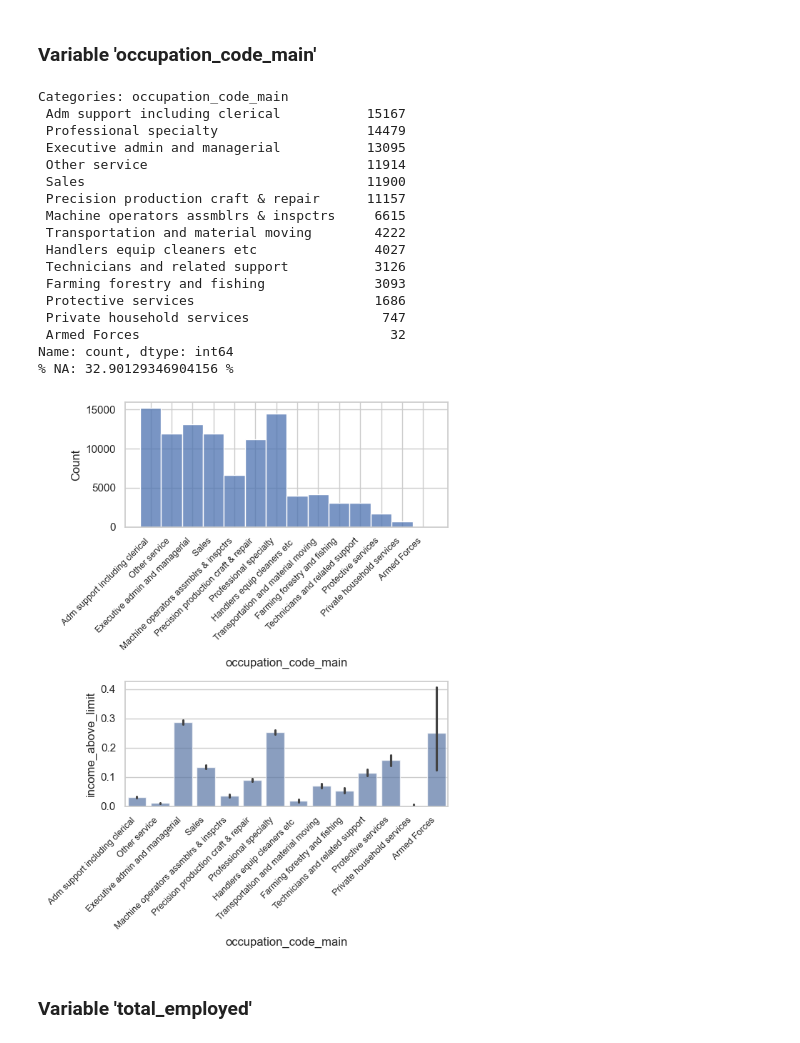
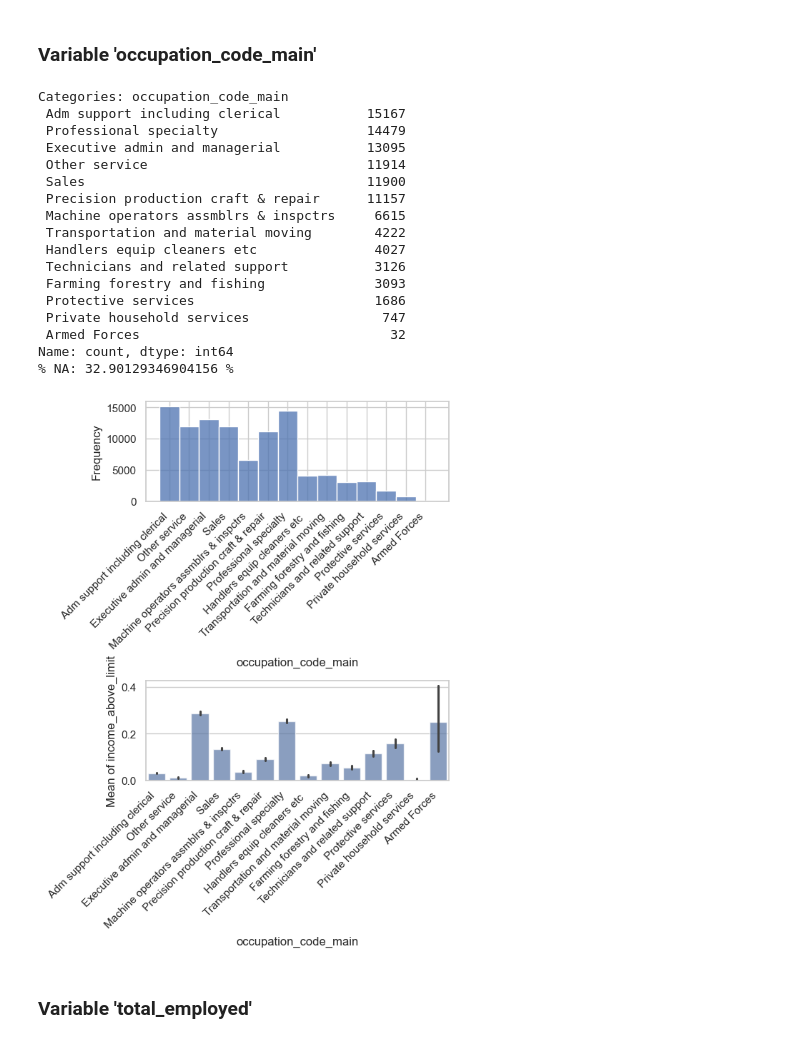
Before and after one commit to hanksnowdon/DataMiningProject, a Jupyter notebook: notebooks/01_EDA.ipynb, the cells around one changed output. Saved outputs shown, nothing was run; the diff lists cells and outputs as text; code cells hidden in the pictures.

```diff
--- a/notebooks/01_EDA.ipynb
+++ b/notebooks/01_EDA.ipynb
@@ -14,7 +18,7 @@ import seaborn as sns
 # %%
 # Set path
 #DATA_PATH = ''
-DATA_PATH = '../dataset'
+DATA_PATH = ''
 data = pd.read_csv(os.path.join(DATA_PATH,'Train.csv'))
 # %%
 # Initial inspection
@@ -59,16 +63,22 @@ sns.set_palette("deep")
 
 # Create functions to perform EDA
 # Numerical variable
-def num_eda(data, feature, target):
+def num_eda(data, feature, target, axis_label_size=None):
     f, axs = plt.subplots(2, 1, figsize=(6,8))
     sns.histplot(data, x=feature, ax=axs[0])
     sns.boxplot(x=target, y=feature, data=data, ax=axs[1])
     f.tight_layout()
+
+    axs[0].set_xlabel(feature, fontsize=axis_label_size)
+    axs[0].set_ylabel('Frequency', fontsize=axis_label_size)
+    axs[1].set_xlabel(target, fontsize=axis_label_size)
+    axs[1].set_ylabel(feature, fontsize=axis_label_size)
+
     print(f'% NA: {np.average(data[feature].isna())*100} %')
 
 # Categorical variables
 
-def cat_eda(data, feature, target, rotation=0, xtick_label_size=None):
+def cat_eda(data, feature, target, rotation=0, xtick_label_size=None, axis_label_size=None ):
     f, axs = plt.subplots(2, 1, figsize=(6, 8))
 
     sns.histplot(data, x=feature, ax=axs[0])
@@ -86,6 +96,11 @@ def cat_eda(data, feature, target, rotation=0, xtick_label_size=None):
 
     f.tight_layout()
 
+    axs[0].set_xlabel(feature, fontsize=axis_label_size)
+    axs[0].set_ylabel('Frequency', fontsize=axis_label_size)
+    axs[1].set_xlabel(feature, fontsize=axis_label_size)
+    axs[1].set_ylabel('Mean of ' + target, fontsize=axis_label_size)
+
     print(f'Categories: {data[feature].value_counts()} ')
     print(f'% NA: {np.average(data[feature].isna()) * 100} %')
 # %% [markdown]
@@ -518,26 +537,26 @@ drop_col.append('occupation_code')
 # %% [markdown]
 ### Variable 'occupation_code_main'
 # %%
-cat_eda(data_18,'occupation_code_main','income_above_limit',45, 9)
+cat_eda(data_18,'occupation_code_main','income_above_limit',45, 11, 12)
 # %% [output]
 Categories: occupation_code_main
  Adm support including clerical           15167
  Professional specialty                   14479
  Executive admin and managerial           13095
  Other service                            11914
  Sales                                    11900
  Precision production craft & repair      11157
  Machine operators assmblrs & inspctrs     6615
  Transportation and material moving        4222
  Handlers equip cleaners etc               4027
  Technicians and related support           3126
  Farming forestry and fishing              3093
  Protective services                       1686
  Private household services                 747
  Armed Forces                                32
 Name: count, dtype: int64
 % NA: 32.90129346904156 %
-[figure, old version]
+[figure, new version]
 # %%
 # There are many NAs so we will have to create a new NA column
 strategy['occupation_code_main']='Add category NA; Use OneHotEncoder'
```
Also changed, not shown: parts of 9 cells of this notebook.
